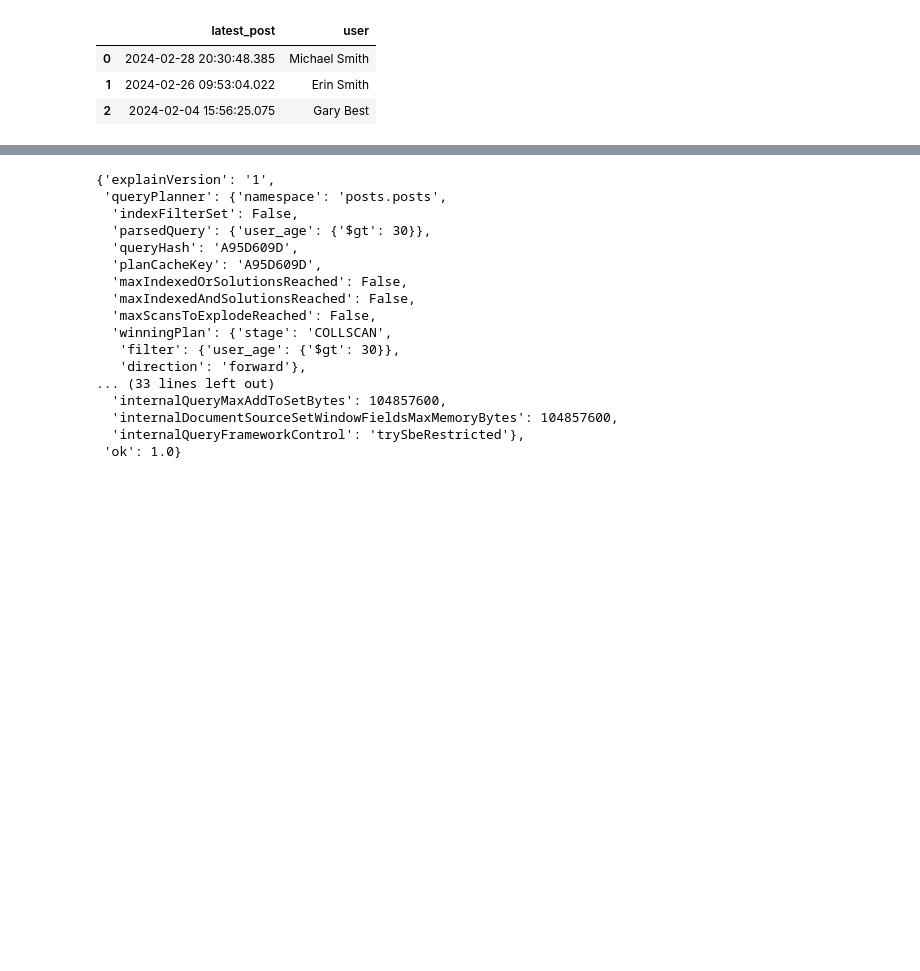
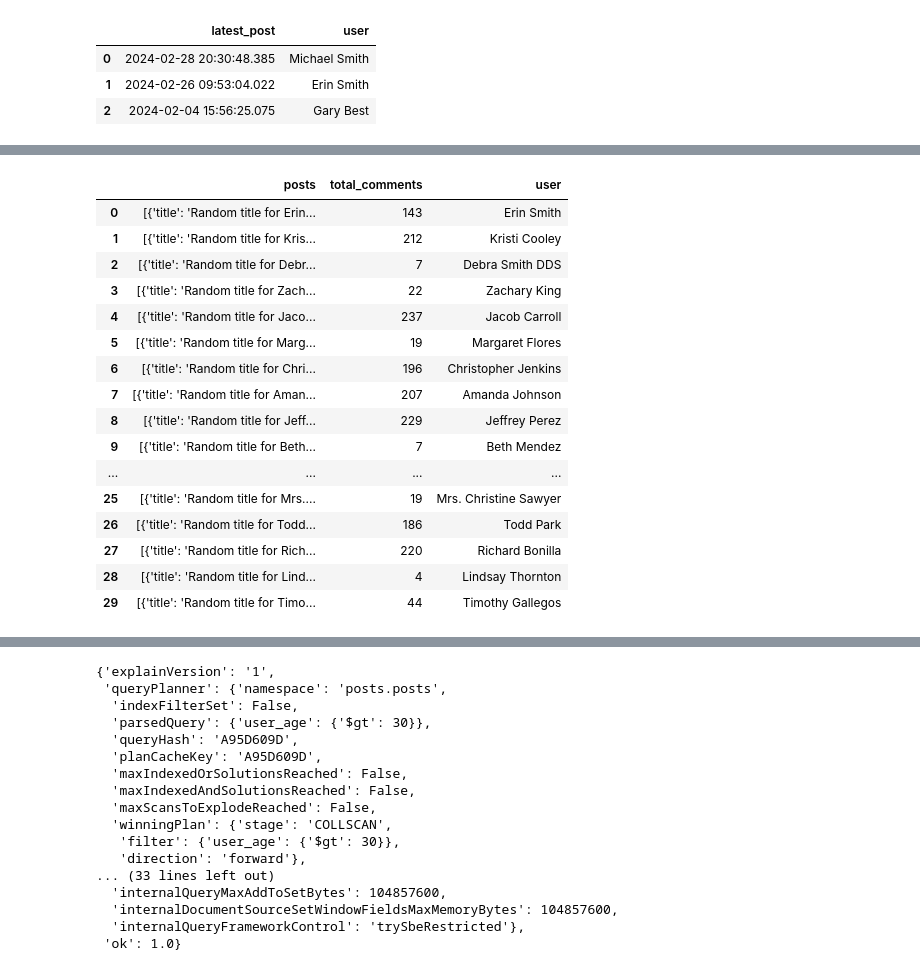
Before and after one commit to javialroro/TareasBases, a Jupyter notebook: 02 - MongoDB/test_mongo.ipynb, the cells around one changed output, grey strips where cells are left out. Drawn from its saved outputs; the diff is of its cells as text; code cells hidden in the pictures; blank space fills up the shorter version.

```diff
--- a/02 - MongoDB/test_mongo.ipynb
+++ b/02 - MongoDB/test_mongo.ipynb
@@ -234,3 +347,34 @@ df
+# %%
+#5.5 Cambiar la forma como se presentan los datos, de tal forma que cada usuario tenga la lista de todos
+# los posts asociados a él. No se deben agregar el detalle de los comentarios, solo un nuevo campo con
+# el total de comentarios
+
+users = posts_collection.aggregate([
+    {"$unwind": "$comments"},
+    {"$group": {"_id": "$user", "posts": {"$push": "$post"}, "total_comments": {"$sum": 1}}},
+    {"$project": {"_id": 0, "user": "$_id", "posts": 1, "total_comments": 1}}
+])
+
+df = pd.DataFrame(list(users))
+df
+# %% [output]
+|  | posts | total_comments | user |
+| 0 | [{'title': 'Random title for Erin... | 143 | Erin Smith |
+| 1 | [{'title': 'Random title for Kris... | 212 | Kristi Cooley |
+| 2 | [{'title': 'Random title for Debr... | 7 | Debra Smith DDS |
+| 3 | [{'title': 'Random title for Zach... | 22 | Zachary King |
+| 4 | [{'title': 'Random title for Jaco... | 237 | Jacob Carroll |
+| 5 | [{'title': 'Random title for Marg... | 19 | Margaret Flores |
+| 6 | [{'title': 'Random title for Chri... | 196 | Christopher Jenkins |
+| 7 | [{'title': 'Random title for Aman... | 207 | Amanda Johnson |
+| 8 | [{'title': 'Random title for Jeff... | 229 | Jeffrey Perez |
+| 9 | [{'title': 'Random title for Beth... | 7 | Beth Mendez |
+| ... | ... | ... | ... |
+| 25 | [{'title': 'Random title for Mrs.... | 19 | Mrs. Christine Sawyer |
+| 26 | [{'title': 'Random title for Todd... | 186 | Todd Park |
+| 27 | [{'title': 'Random title for Rich... | 220 | Richard Bonilla |
+| 28 | [{'title': 'Random title for Lind... | 4 | Lindsay Thornton |
+| 29 | [{'title': 'Random title for Timo... | 44 | Timothy Gallegos |
 # %%
 #6.1
 
```
Also changed, not shown: parts of 16 cells of this notebook, 1 other file.
